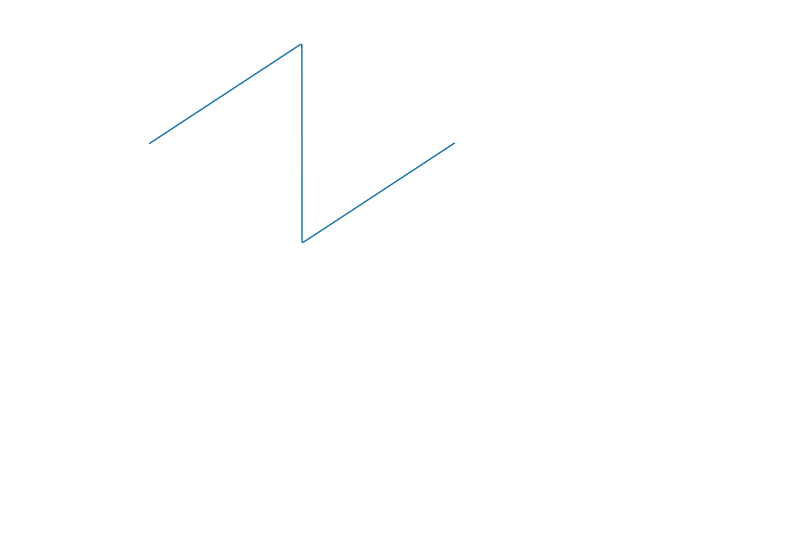
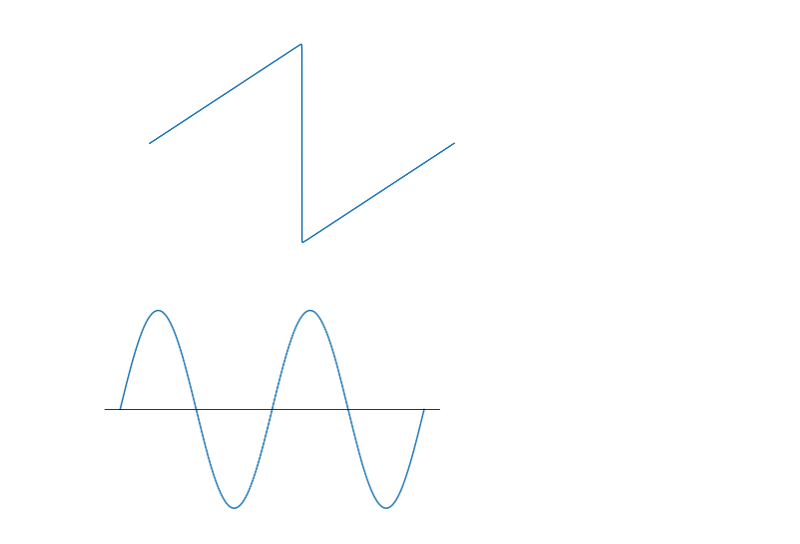
Before and after one commit to tinzh/machine-learning-tone-generation, a Jupyter notebook: presentation/2nd quarter/picture-generation/audioManipulationTest.ipynb, the cells around one changed output. Drawn from its saved outputs; the diff is of its cells as text; code cells hidden in the pictures; blank space fills up the shorter version.

```diff
--- a/presentation/2nd quarter/picture-generation/audioManipulationTest.ipynb
+++ b/presentation/2nd quarter/picture-generation/audioManipulationTest.ipynb
@@ -210,3 +211,18 @@ plt.axis('off')
 plt.savefig('sawtooth-10000.png', transparent=True)
 # %% [output]
 [figure]
+# %%
+fig,ax = plt.subplots(1)
+ax.plot(x, np.sin(2*np.pi*x*2))
+ax.spines['left'].set_position('center')
+ax.spines['bottom'].set_position('center')
+ax.spines['right'].set_color('none')
+ax.spines['top'].set_color('none')
+ax.spines['left'].set_color('none')
+ax.xaxis.set_ticks_position('bottom')
+ax.yaxis.set_ticks_position('left')
+ax.set_xticks([])
+ax.set_yticks([])
+fig.savefig('sine.png', transparent=True)
+# %% [output]
+[figure, added]
```
Also changed, not shown: parts of 4 cells of this notebook, 13 other files.
